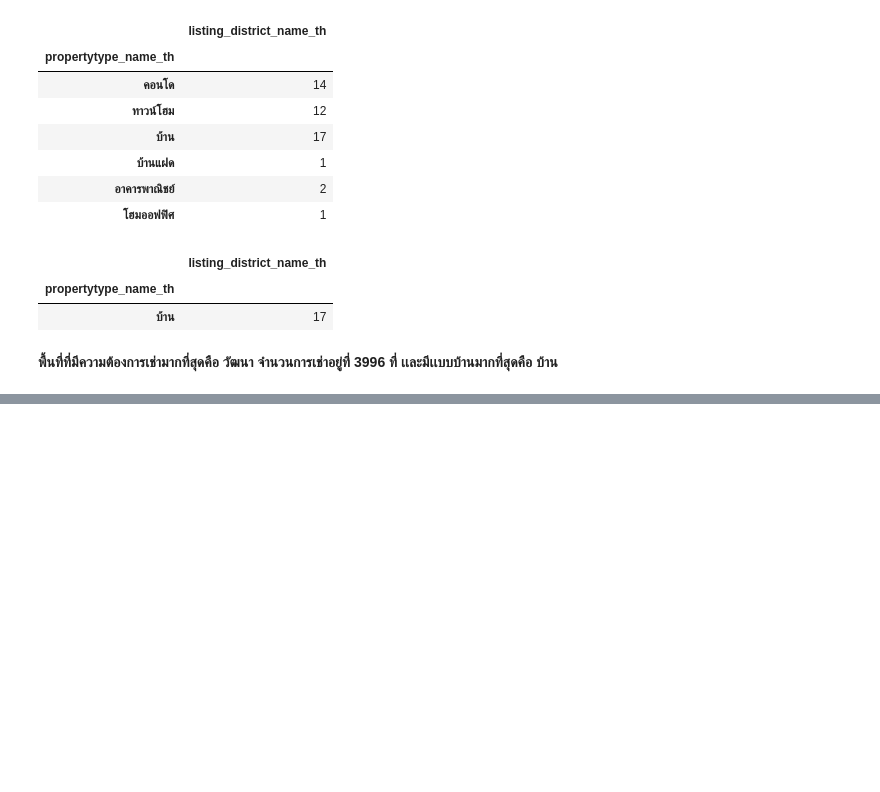
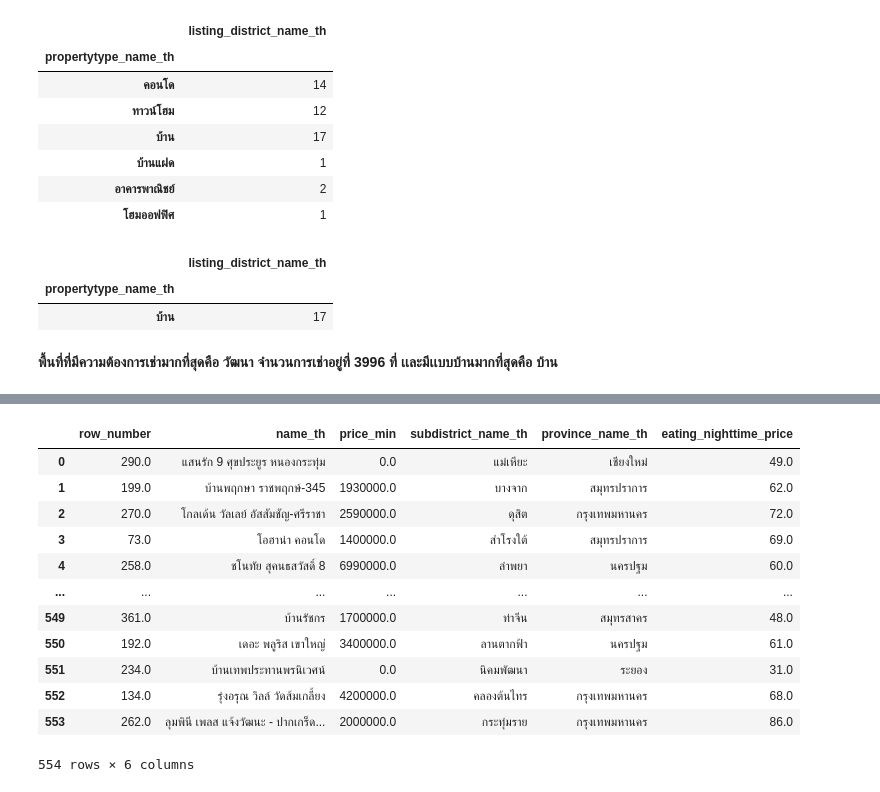
Before and after one commit to kittikhun62/DQ, a Jupyter notebook: midterm.ipynb, the cells around one changed output, grey strips where cells are left out. Saved outputs shown, nothing was run; the diff lists cells and outputs as text; code cells hidden in the pictures; blank space fills up the shorter version.

```diff
--- a/midterm.ipynb
+++ b/midterm.ipynb
@@ -444,0 +466,20 @@ a.iloc[2:3]
+# %%
+project_2 = project[['row_number','name_th','price_min']]
+eat_2 = eat[['row_number','subdistrict_name_th','province_name_th','eating_nighttime_price']]
+# %%
+all5= project_2.merge(eat_2, left_on='row_number', right_on='row_number')
+all5
+# %% [output]
+|  | row_number | name_th | price_min | subdistrict_name_th | province_name_th | eating_nighttime_price |
+| 0 | 290.0 | แสนรัก 9 ศุขประยูร หนองกระทุ่ม | 0.0 | แม่เหียะ | เชียงใหม่ | 49.0 |
+| 1 | 199.0 | บ้านพฤกษา ราชพฤกษ์-345 | 1930000.0 | บางจาก | สมุทรปราการ | 62.0 |
+| 2 | 270.0 | โกลเด้น วัลเลย์ อัสสัมชัญ-ศรีราชา | 2590000.0 | ดุสิต | กรุงเทพมหานคร | 72.0 |
+| 3 | 73.0 | โอฮาน่า คอนโด | 1400000.0 | สำโรงใต้ | สมุทรปราการ | 69.0 |
+| 4 | 258.0 | ชโนทัย สุคนธสวัสดิ์ 8 | 6990000.0 | ลำพยา | นครปฐม | 60.0 |
+| ... | ... | ... | ... | ... | ... | ... |
+| 549 | 361.0 | บ้านรัชกร | 1700000.0 | ท่าจีน | สมุทรสาคร | 48.0 |
+| 550 | 192.0 | เดอะ พลูริส เขาใหญ่ | 3400000.0 | ลานตากฟ้า | นครปฐม | 61.0 |
+| 551 | 234.0 | บ้านเทพประทานพรนิเวศน์ | 0.0 | นิคมพัฒนา | ระยอง | 31.0 |
+| 552 | 134.0 | รุ่งอรุณ วิลล์ วัดส้มเกลี้ยง | 4200000.0 | คลองต้นไทร | กรุงเทพมหานคร | 68.0 |
+| 553 | 262.0 | ลุมพินี เพลส แจ้งวัฒนะ - ปากเกร็ด... | 2000000.0 | กระทุ่มราย | กรุงเทพมหานคร | 86.0 |
+554 rows × 6 columns
```
Also changed, not shown: parts of 10 cells of this notebook.
